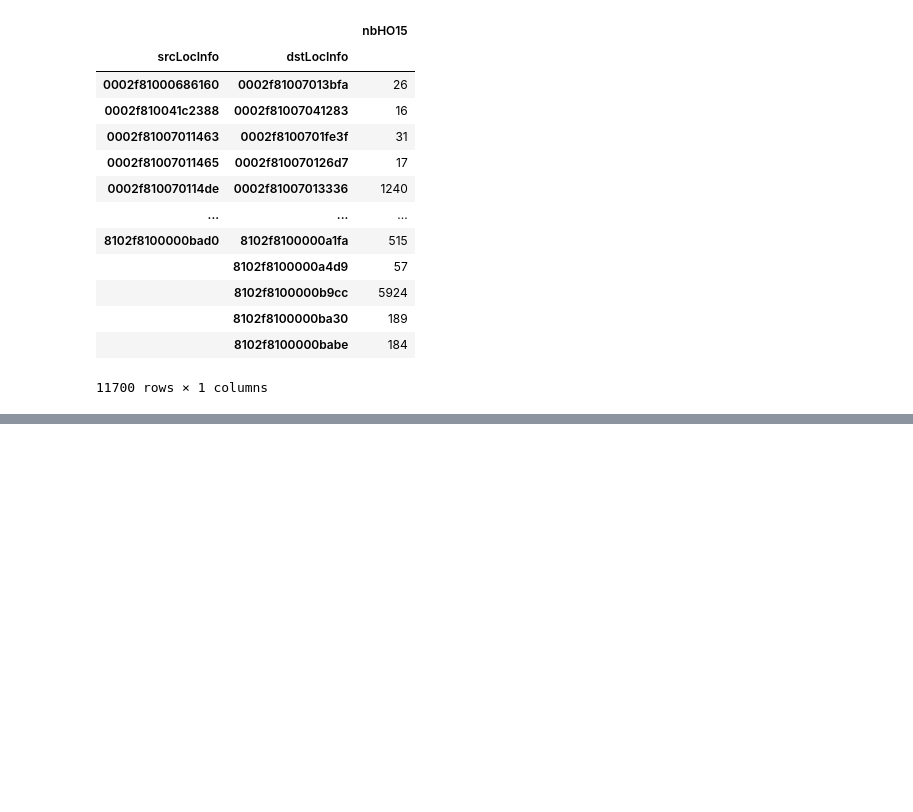
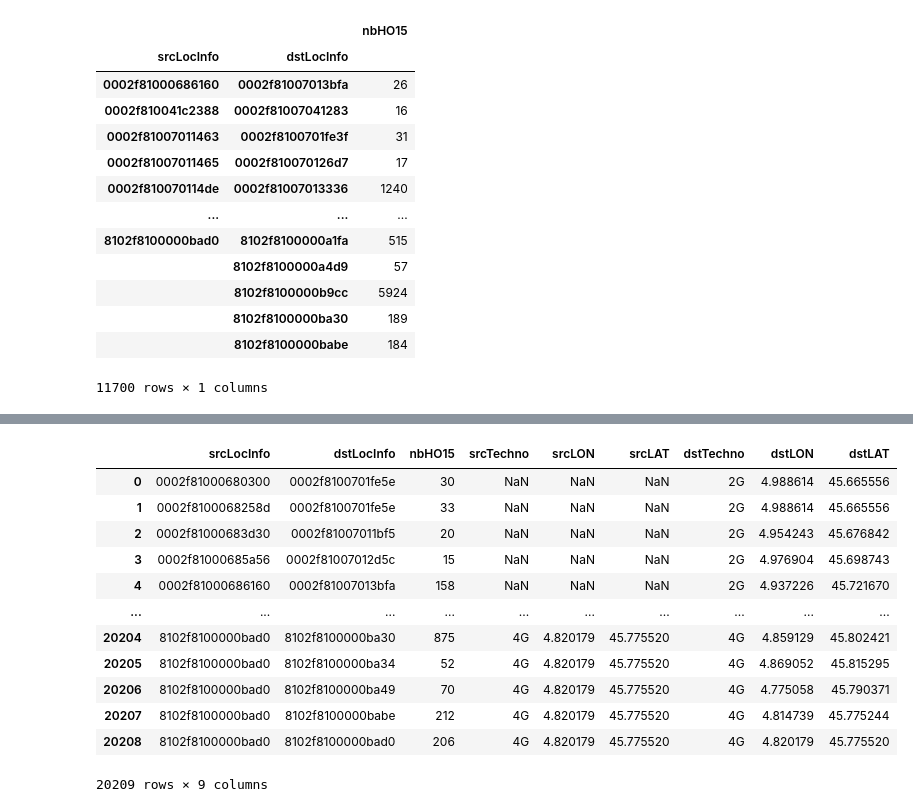
Before and after one commit to eakopyan/Popular-paths, a Jupyter notebook: HOProcess_v2/parquet_parser.ipynb, the cells around one changed output, grey strips where cells are left out. Cells and saved outputs as stored; diff of their text form; code cells hidden in the pictures; blank space fills up the shorter version.

```diff
--- a/HOProcess_v2/parquet_parser.ipynb
+++ b/HOProcess_v2/parquet_parser.ipynb
@@ -118,0 +80,5 @@ enb_df[enb_df['LocInfo']==src]
+# %%
+AGG_PATH = '..\\Processed_data\\HO_AGG_16-22.snappy.parquet'
+agg_df = pd.read_parquet(path=AGG_PATH, engine='fastparquet')
+agg_df = agg_df.reset_index()
+agg_df
@@ -118,0 +99,24 @@ enb_df[enb_df['LocInfo']==src]
+# %%
+# Add src EnB coordinates
+agg_df = agg_df.join(enb_df.set_index('LocInfo'), on='srcLocInfo')
+agg_df.rename(columns={'TECHNO':'srcTechno','LON':'srcLON', 'LAT':'srcLAT'}, inplace=True)
+
+# Add dst EnB coordinates
+agg_df = agg_df.join(enb_df.set_index('LocInfo'), on='dstLocInfo')
+agg_df.rename(columns={'TECHNO':'dstTechno','LON':'dstLON', 'LAT':'dstLAT'}, inplace=True)
+
+agg_df
+# %% [output]
+|  | srcLocInfo | dstLocInfo | nbHO15 | srcTechno | srcLON | srcLAT | dstTechno | dstLON | dstLAT |
+| 0 | 0002f81000680300 | 0002f8100701fe5e | 30 | NaN | NaN | NaN | 2G | 4.988614 | 45.665556 |
+| 1 | 0002f8100068258d | 0002f8100701fe5e | 33 | NaN | NaN | NaN | 2G | 4.988614 | 45.665556 |
+| 2 | 0002f81000683d30 | 0002f81007011bf5 | 20 | NaN | NaN | NaN | 2G | 4.954243 | 45.676842 |
+| 3 | 0002f81000685a56 | 0002f81007012d5c | 15 | NaN | NaN | NaN | 2G | 4.976904 | 45.698743 |
+| 4 | 0002f81000686160 | 0002f81007013bfa | 158 | NaN | NaN | NaN | 2G | 4.937226 | 45.721670 |
+| ... | ... | ... | ... | ... | ... | ... | ... | ... | ... |
+| 20204 | 8102f8100000bad0 | 8102f8100000ba30 | 875 | 4G | 4.820179 | 45.775520 | 4G | 4.859129 | 45.802421 |
+| 20205 | 8102f8100000bad0 | 8102f8100000ba34 | 52 | 4G | 4.820179 | 45.775520 | 4G | 4.869052 | 45.815295 |
+| 20206 | 8102f8100000bad0 | 8102f8100000ba49 | 70 | 4G | 4.820179 | 45.775520 | 4G | 4.775058 | 45.790371 |
+| 20207 | 8102f8100000bad0 | 8102f8100000babe | 212 | 4G | 4.820179 | 45.775520 | 4G | 4.814739 | 45.775244 |
+| 20208 | 8102f8100000bad0 | 8102f8100000bad0 | 206 | 4G | 4.820179 | 45.775520 | 4G | 4.820179 | 45.775520 |
+20209 rows × 9 columns
```
Also changed, not shown: parts of 8 cells of this notebook, 1 other file.
